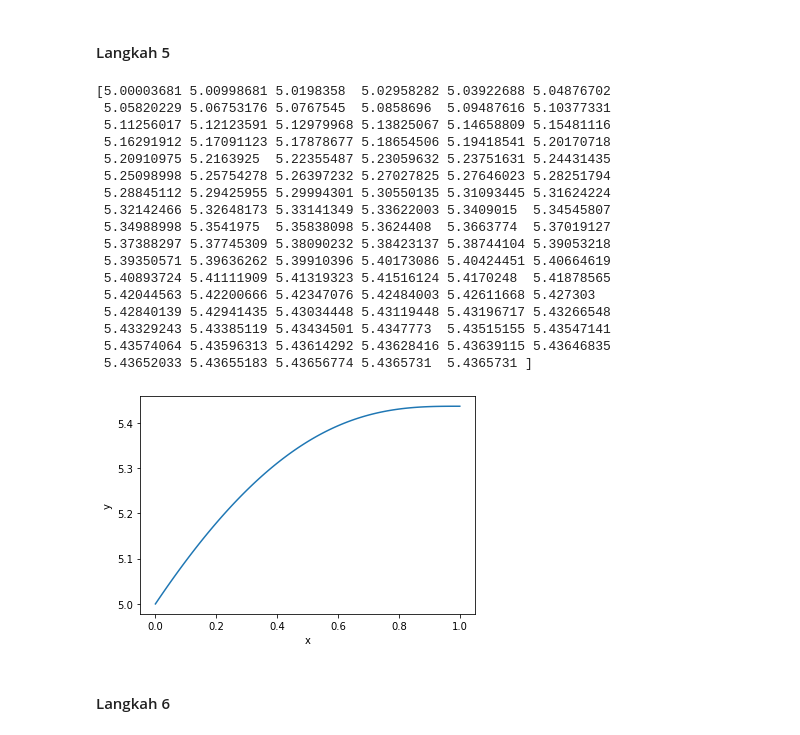
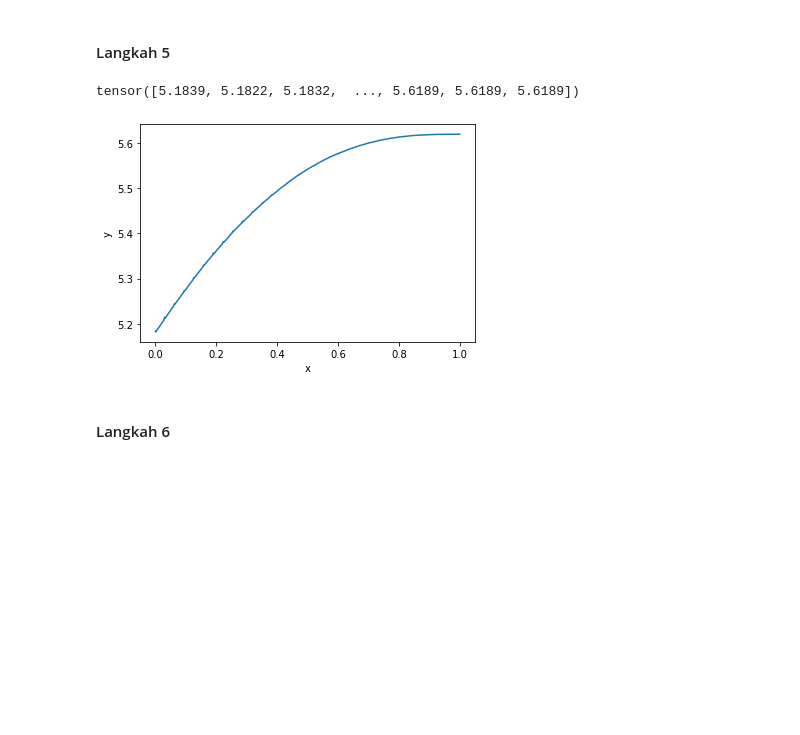
Before and after one commit to RendiZein/Metode-Rekayasa-Komputasi, a Jupyter notebook: 02_Boundary_value_problem_2024_indonesia.ipynb, the cells around one changed output. Saved outputs shown, nothing was run; the diff lists cells and outputs as text; code cells hidden in the pictures; blank space fills up the shorter version.

```diff
--- a/02_Boundary_value_problem_2024_indonesia.ipynb
+++ b/02_Boundary_value_problem_2024_indonesia.ipynb
@@ -745,10 +745,11 @@ syarat batas
 
 
 # Langkah 1 : Inisialisasi
-
+xmax = 1
+xmin=0
 gmin=1                          # batas bawah x (neuman)
 gmax=0                          # batas atas x (neuman)
-n = 100                       # banyaknya interval
+n = 1000                       # banyaknya interval
 h = (xmax-xmin)/n                         # lebar interval
 x = np.linspace(xmin, xmax, n+1)  # nilai x dengan lebar yang seragam
 # %% [markdown]
@@ -855,35 +834,19 @@ Untuk keperluan ini kita dapat menggunakan **numpy.linalg.inv(a)** untuk mencari
 #### Langkah 5
 # %%
 # Langkah 5 : mencari solusi menggunakan inverse matriks
-
-A_inv=np.linalg.inv(A)
-y = np.matmul(A_inv, b)
+import torch
+A_inv=torch.inverse(torch.Tensor(A))
+y = torch.matmul(A_inv, torch.Tensor(b))
 
 # plot
 print(y)
 plt.plot(x,y)
 plt.xlabel("x")
 plt.ylabel("y")
 plt.show()
 # %% [output]
-[5.00003681 5.00998681 5.0198358  5.02958282 5.03922688 5.04876702
- 5.05820229 5.06753176 5.0767545  5.0858696  5.09487616 5.10377331
- 5.11256017 5.12123591 5.12979968 5.13825067 5.14658809 5.15481116
- 5.16291912 5.17091123 5.17878677 5.18654506 5.19418541 5.20170718
- 5.20910975 5.2163925  5.22355487 5.23059632 5.23751631 5.24431435
- 5.25098998 5.25754278 5.26397232 5.27027825 5.27646023 5.28251794
- 5.28845112 5.29425955 5.29994301 5.30550135 5.31093445 5.31624224
- 5.32142466 5.32648173 5.33141349 5.33622003 5.3409015  5.34545807
- 5.34988998 5.3541975  5.35838098 5.3624408  5.3663774  5.37019127
- 5.37388297 5.37745309 5.38090232 5.38423137 5.38744104 5.39053218
- 5.39350571 5.39636262 5.39910396 5.40173086 5.40424451 5.40664619
- 5.40893724 5.41111909 5.41319323 5.41516124 5.4170248  5.41878565
- 5.42044563 5.42200666 5.42347076 5.42484003 5.42611668 5.427303
- 5.42840139 5.42941435 5.43034448 5.43119448 5.43196717 5.43266548
- 5.43329243 5.43385119 5.43434501 5.4347773  5.43515155 5.43547141
- 5.43574064 5.43596313 5.43614292 5.43628416 5.43639115 5.43646835
- 5.43652033 5.43655183 5.43656774 5.4365731  5.4365731 ]
+tensor([5.1839, 5.1822, 5.1832,  ..., 5.6189, 5.6189, 5.6189])
-[figure, old version]
+[figure, new version]
 # %% [markdown]
 #### Langkah 6
 # %%
```
Also changed, not shown: parts of 27 cells of this notebook.
